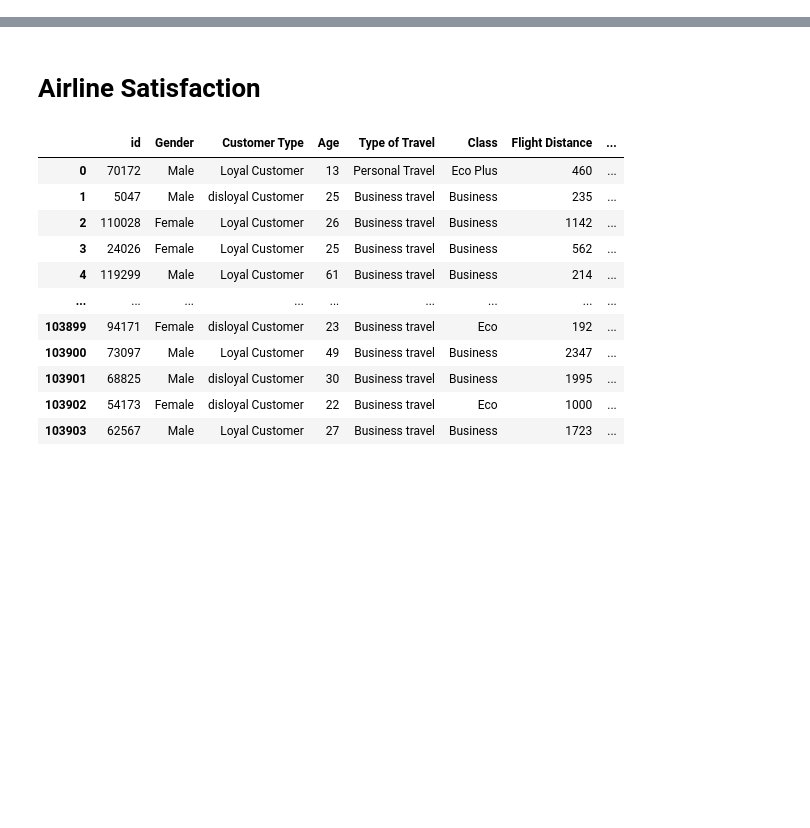
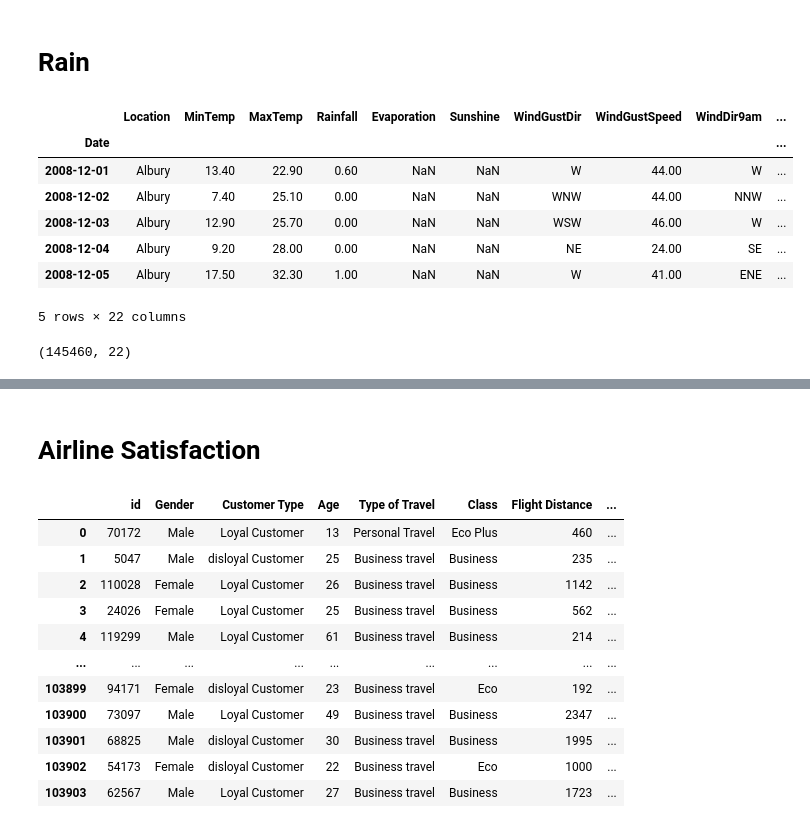
Before and after one commit to EdenYavin/Tabular-Cloud-ML, a Jupyter notebook: notebooks/preprocess.ipynb, the cells around one changed output, grey strips where cells are left out. Saved outputs shown, nothing was run; the diff lists cells and outputs as text; code cells hidden in the pictures; blank space fills up the shorter version.

Commit message:
new dataset to try

```diff
--- a/notebooks/preprocess.ipynb
+++ b/notebooks/preprocess.ipynb
@@ -13,3 +13,27 @@ PROJECT_PATH = os.path.join(PROJECT_PATH, "..")
 MODELS_DIR = pathlib.Path(PROJECT_PATH) / "store" / "models"
 
 DATASET_DIR = pathlib.Path(PROJECT_PATH) / "data"
+# %% [markdown]
+# Rain
+# %%
+DATASET_NAME = "rain"
+
+DATASET_PATH = DATASET_DIR / DATASET_NAME / "dataset.csv"
+NEW_DATASET_PATH = DATASET_DIR / DATASET_NAME / "dataset.csv"
+# %%
+dataset = pd.read_csv(DATASET_PATH, index_col=0)
+dataset.to_csv(DATASET_PATH)
+dataset.head()
+# %% [output]
+|  | Location | MinTemp | MaxTemp | Rainfall | Evaporation | Sunshine | WindGustDir | WindGustSpeed | WindDir9am | ... |
+| Date |  |  |  |  |  |  |  |  |  | ... |
+| 2008-12-01 | Albury | 13.40 | 22.90 | 0.60 | NaN | NaN | W | 44.00 | W | ... |
+| 2008-12-02 | Albury | 7.40 | 25.10 | 0.00 | NaN | NaN | WNW | 44.00 | NNW | ... |
+| 2008-12-03 | Albury | 12.90 | 25.70 | 0.00 | NaN | NaN | WSW | 46.00 | W | ... |
+| 2008-12-04 | Albury | 9.20 | 28.00 | 0.00 | NaN | NaN | NE | 24.00 | SE | ... |
+| 2008-12-05 | Albury | 17.50 | 32.30 | 1.00 | NaN | NaN | W | 41.00 | ENE | ... |
+5 rows × 22 columns
+# %%
+dataset.shape
+# %% [output]
+(145460, 22)
```
Also changed, not shown: parts of 6 cells of this notebook, 4 other files.
